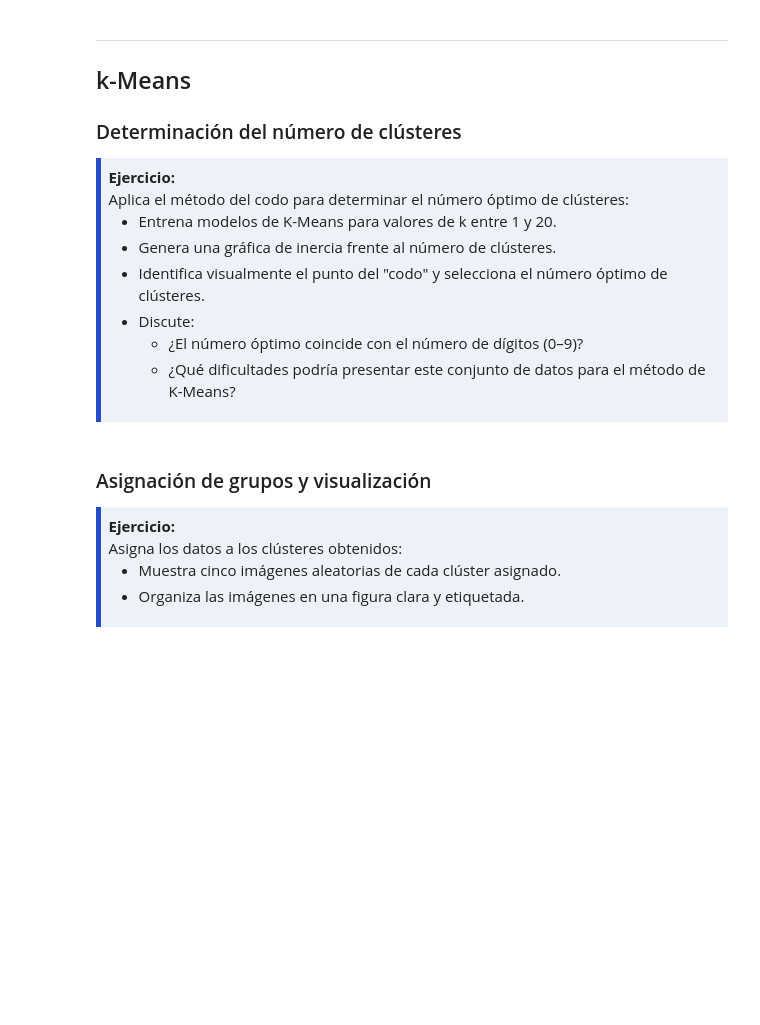
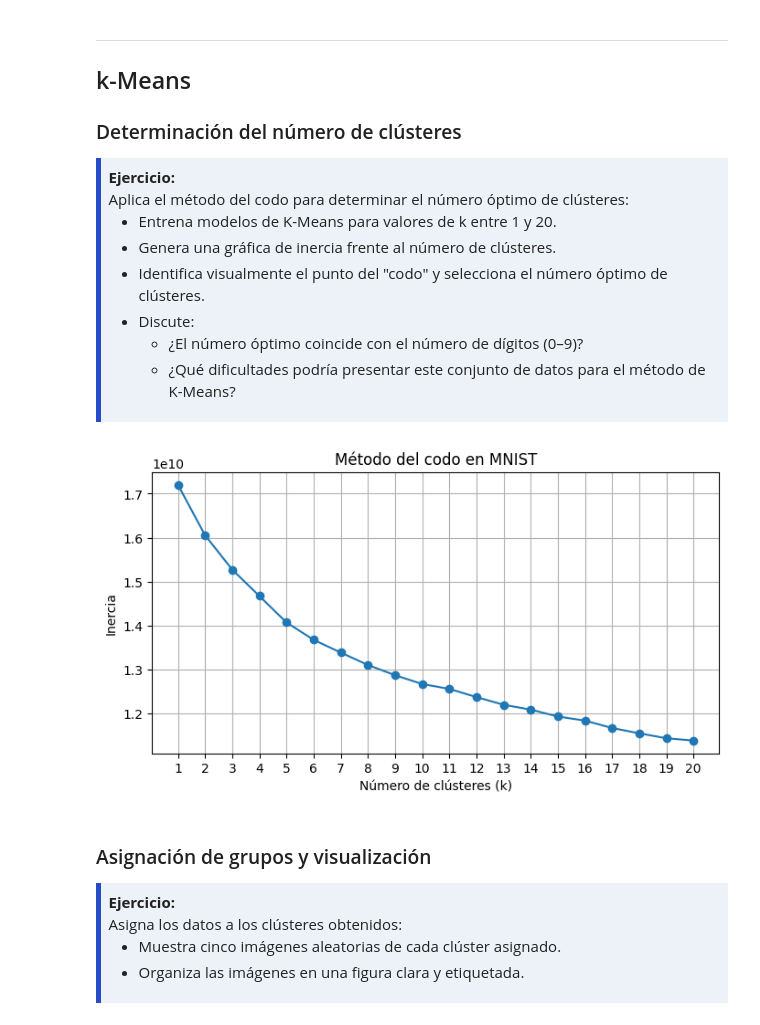
Before and after one commit to juanfercaicedo/AprendizajeAutomaticoInicial, a Jupyter notebook: Talleres/Taller01.ipynb, the cells around one changed output. Cells and saved outputs as stored; diff of their text form; code cells hidden in the pictures; blank space fills up the shorter version.

```diff
--- a/Talleres/Taller01.ipynb
+++ b/Talleres/Taller01.ipynb
@@ -342,6 +424,23 @@ Aplica el método del codo para determinar el número óptimo de clústeres:
   </li>
 </ul>
 </div>
+# %%
+inertia = []
+for i in range(1, 21):
+  modelo = KMeans(n_clusters=i, random_state=42)
+  modelo.fit(X)
+  inertia.append(modelo.inertia_)
+
+plt.figure(figsize=(8, 4))
+plt.plot(range(1, 21), inertia, marker='o')
+plt.xticks(range(1, 21))
+plt.xlabel('Número de clústeres (k)')
+plt.ylabel('Inercia')
+plt.title('Método del codo en MNIST')
+plt.grid(True)
+plt.show()
+# %% [output]
+[figure, added]
 # %% [markdown]
 ### <font color='264CC7'> Asignación de grupos y visualización </font>
 
```
Also changed, not shown: parts of 12 cells of this notebook.
